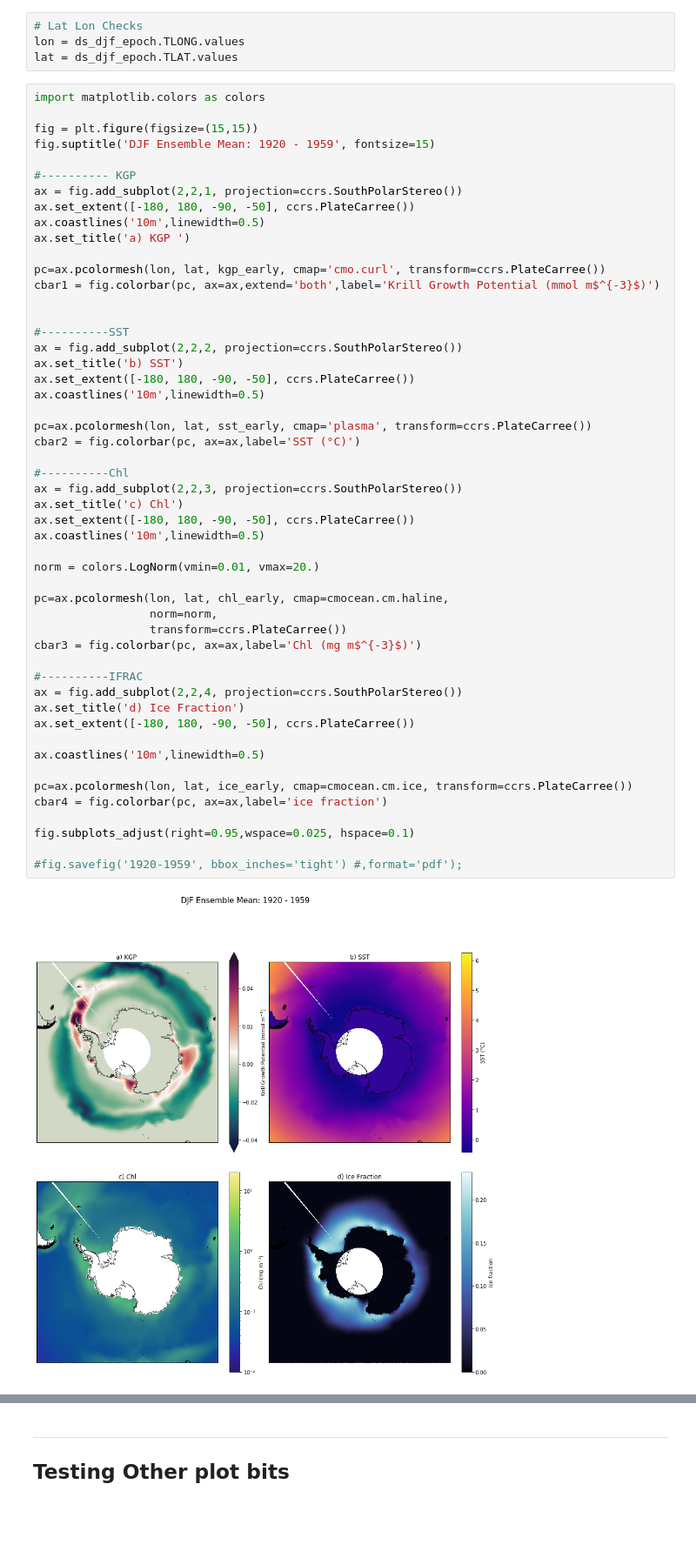
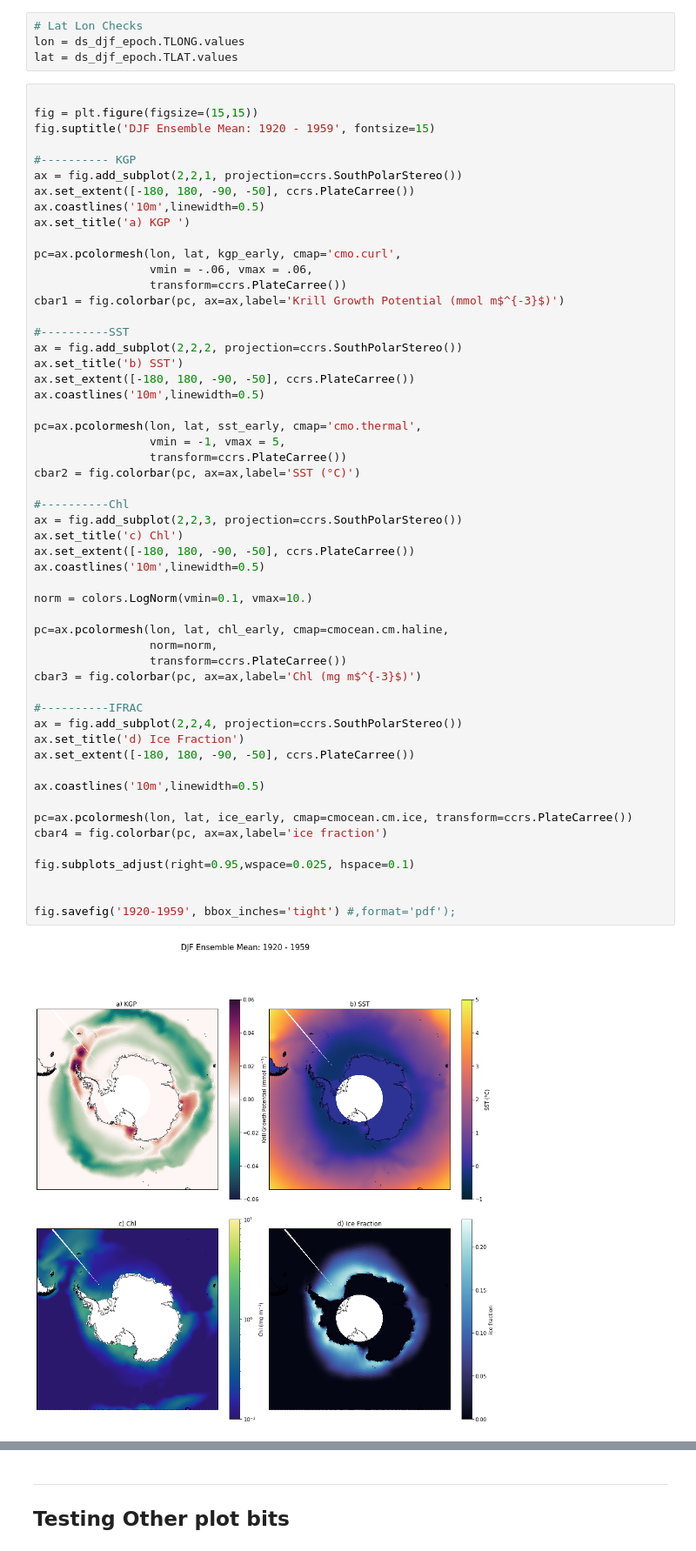
Before and after one commit to Zephyr-Sylvester/krill-cesm-le, a Jupyter notebook: notebooks/Figure-Template.ipynb, the cells around one changed output, grey strips where cells are left out. Shown at 87% size. Cells and saved outputs as stored; diff of their text form; blank space fills up the shorter version.

```diff
--- a/notebooks/Figure-Template.ipynb
+++ b/notebooks/Figure-Template.ipynb
@@ -135,7 +109,6 @@ ice_late = ice_mean.sel(epoch='2070-2100')
 lon = ds_djf_epoch.TLONG.values
 lat = ds_djf_epoch.TLAT.values
 # %%
-import matplotlib.colors as colors
 
 fig = plt.figure(figsize=(15,15))
 fig.suptitle('DJF Ensemble Mean: 1920 - 1959', fontsize=15)
@@ -146,9 +119,10 @@ ax.set_extent([-180, 180, -90, -50], ccrs.PlateCarree())
 ax.coastlines('10m',linewidth=0.5)
 ax.set_title('a) KGP ')
 
-pc=ax.pcolormesh(lon, lat, kgp_early, cmap='cmo.curl', transform=ccrs.PlateCarree())
-cbar1 = fig.colorbar(pc, ax=ax,extend='both',label='Krill Growth Potential (mmol m$^{-3}$)')
-
+pc=ax.pcolormesh(lon, lat, kgp_early, cmap='cmo.curl',
+                 vmin = -.06, vmax = .06,
+                 transform=ccrs.PlateCarree())
+cbar1 = fig.colorbar(pc, ax=ax,label='Krill Growth Potential (mmol m$^{-3}$)')
 
 #----------SST
 ax = fig.add_subplot(2,2,2, projection=ccrs.SouthPolarStereo())
@@ -156,35 +130,38 @@ ax.set_title('b) SST')
 ax.set_extent([-180, 180, -90, -50], ccrs.PlateCarree())
 ax.coastlines('10m',linewidth=0.5)
 
-pc=ax.pcolormesh(lon, lat, sst_early, cmap='plasma', transform=ccrs.PlateCarree())
+pc=ax.pcolormesh(lon, lat, sst_early, cmap='cmo.thermal',
+                 vmin = -1, vmax = 5,
+                 transform=ccrs.PlateCarree())
 cbar2 = fig.colorbar(pc, ax=ax,label='SST (°C)')
 
 #----------Chl
 ax = fig.add_subplot(2,2,3, projection=ccrs.SouthPolarStereo())
 ax.set_title('c) Chl')
 ax.set_extent([-180, 180, -90, -50], ccrs.PlateCarree())
 ax.coastlines('10m',linewidth=0.5)
 
-norm = colors.LogNorm(vmin=0.01, vmax=20.)
+norm = colors.LogNorm(vmin=0.1, vmax=10.)
 
 pc=ax.pcolormesh(lon, lat, chl_early, cmap=cmocean.cm.haline,
                  norm=norm,
                  transform=ccrs.PlateCarree())
 cbar3 = fig.colorbar(pc, ax=ax,label='Chl (mg m$^{-3}$)')
 
 #----------IFRAC
 ax = fig.add_subplot(2,2,4, projection=ccrs.SouthPolarStereo())
 ax.set_title('d) Ice Fraction')
 ax.set_extent([-180, 180, -90, -50], ccrs.PlateCarree())
 
 ax.coastlines('10m',linewidth=0.5)
 
 pc=ax.pcolormesh(lon, lat, ice_early, cmap=cmocean.cm.ice, transform=ccrs.PlateCarree())
 cbar4 = fig.colorbar(pc, ax=ax,label='ice fraction')
 
 fig.subplots_adjust(right=0.95,wspace=0.025, hspace=0.1)
 
-#fig.savefig('1920-1959', bbox_inches='tight') #,format='pdf');
+
+fig.savefig('1920-1959', bbox_inches='tight') #,format='pdf');
 # %% [output]
-[figure, old version]
+[figure, new version]
 # %%
```
Also changed, not shown: parts of 16 cells of this notebook.
